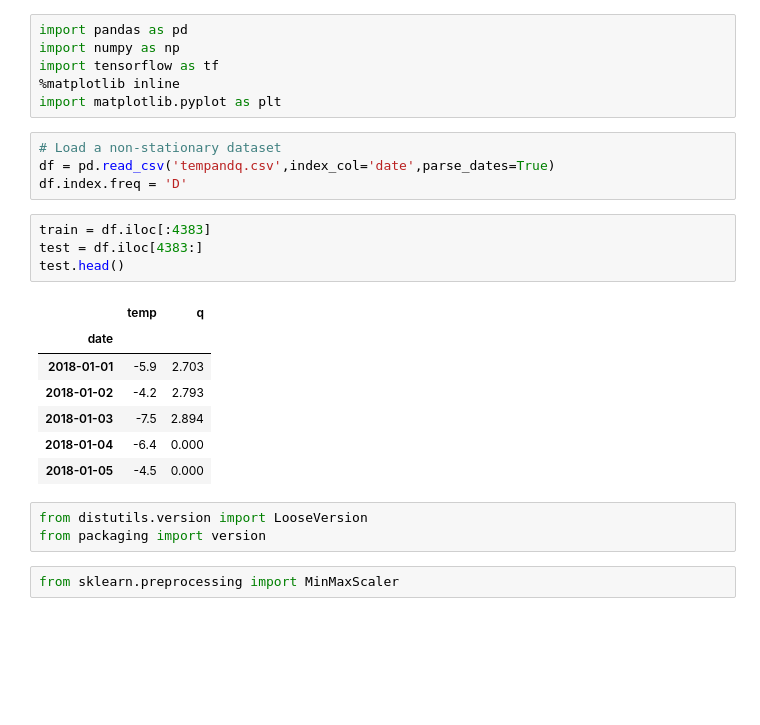
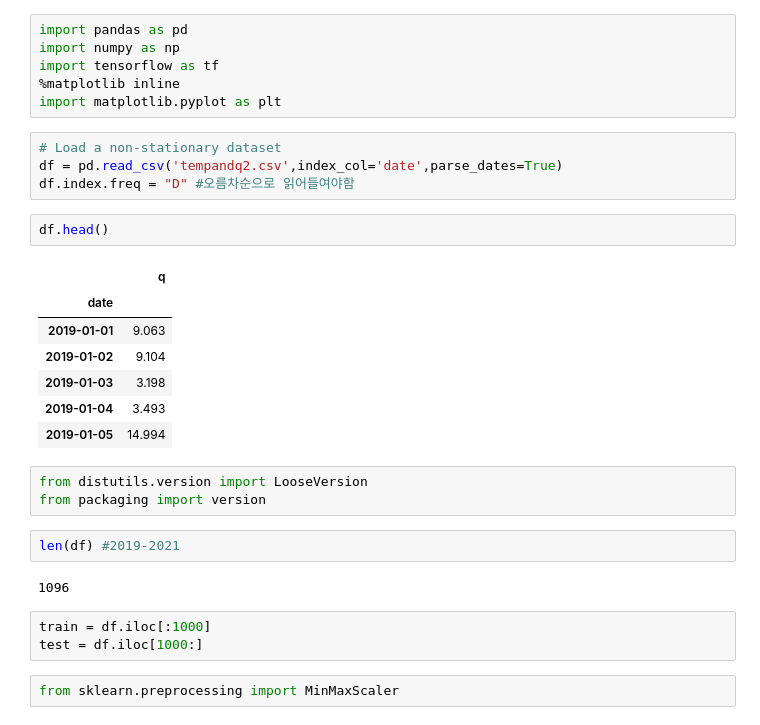
Before and after one commit to cocobyun/timeseries, a Jupyter notebook: RNN.ipynb, the cells around one changed output. Drawn from its saved outputs; the diff is of its cells as text; blank space fills up the shorter version.

```diff
--- a/RNN.ipynb
+++ b/RNN.ipynb
@@ -6,23 +6,28 @@ import tensorflow as tf
 import matplotlib.pyplot as plt
 # %%
 # Load a non-stationary dataset
-df = pd.read_csv('tempandq.csv',index_col='date',parse_dates=True)
-df.index.freq = 'D'
+df = pd.read_csv('tempandq2.csv',index_col='date',parse_dates=True)
+df.index.freq = "D" #오름차순으로 읽어들여야함
 # %%
-train = df.iloc[:4383]
-test = df.iloc[4383:]
-test.head()
+df.head()
 # %% [output]
-|  | temp | q |
-| date |  |  |
-| 2018-01-01 | -5.9 | 2.703 |
-| 2018-01-02 | -4.2 | 2.793 |
-| 2018-01-03 | -7.5 | 2.894 |
-| 2018-01-04 | -6.4 | 0.000 |
-| 2018-01-05 | -4.5 | 0.000 |
+|  | q |
+| date |  |
+| 2019-01-01 | 9.063 |
+| 2019-01-02 | 9.104 |
+| 2019-01-03 | 3.198 |
+| 2019-01-04 | 3.493 |
+| 2019-01-05 | 14.994 |
 # %%
 from distutils.version import LooseVersion
 from packaging import version
+# %%
+len(df) #2019-2021
+# %% [output]
+1096
+# %%
+train = df.iloc[:1000]
+test = df.iloc[1000:]
 # %%
 from sklearn.preprocessing import MinMaxScaler
 # %%
```
Also changed, not shown: parts of 18 cells of this notebook.
